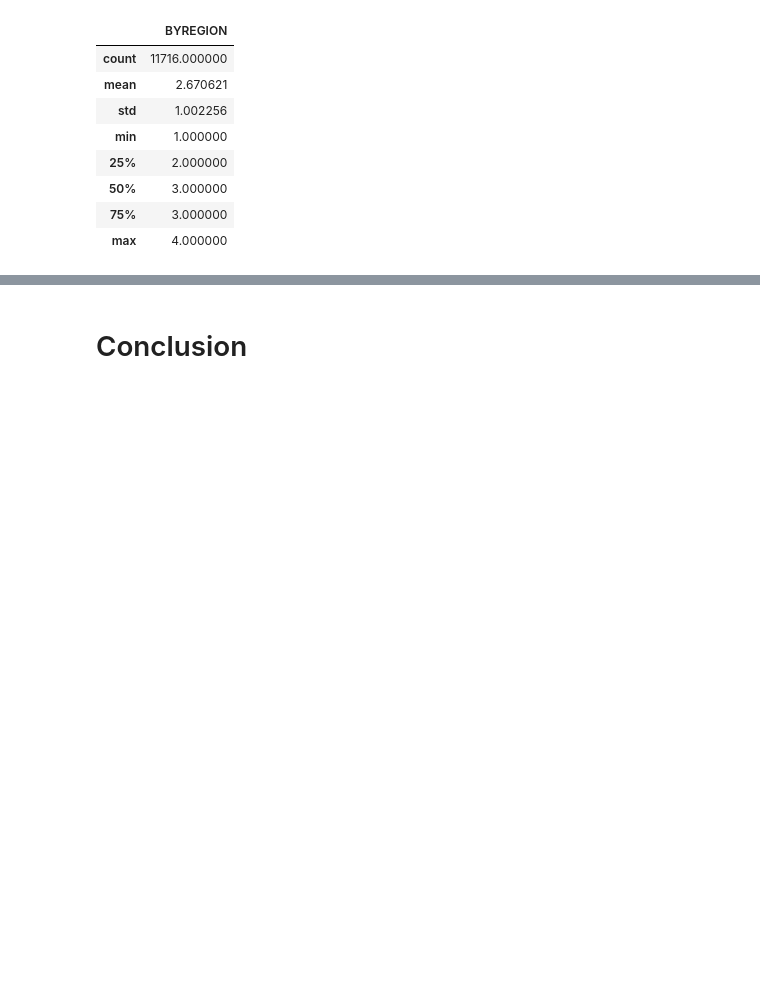
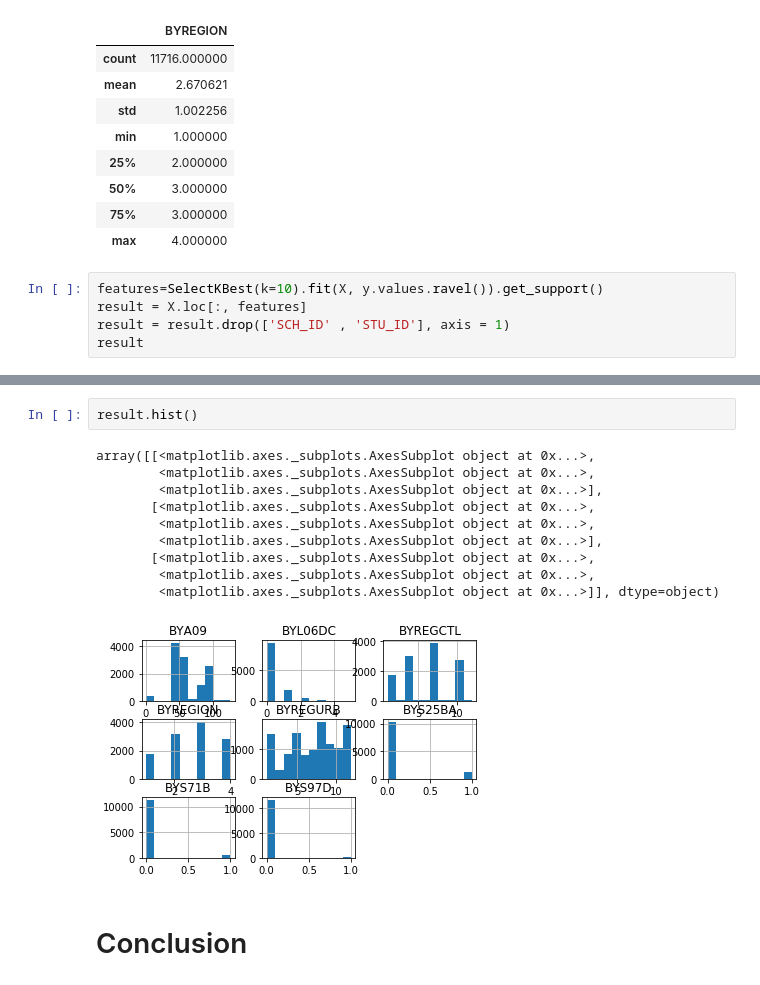
Before and after one commit to collinarnett/accenture-challenge-patriothacks-2018, a Jupyter notebook: accenturehack.ipynb, the cells around one changed output, grey strips where cells are left out. Saved outputs shown, nothing was run; the diff lists cells and outputs as text; blank space fills up the shorter version.

```diff
--- a/accenturehack.ipynb
+++ b/accenturehack.ipynb
@@ -269,3 +271,8 @@ result.describe()
 | 50% | 3.000000 |
 | 75% | 3.000000 |
 | max | 4.000000 |
+# %%
+features=SelectKBest(k=10).fit(X, y.values.ravel()).get_support()
+result = X.loc[:, features]
+result = result.drop(['SCH_ID' , 'STU_ID'], axis = 1)
+result
@@ -272,3 +298,16 @@ result.describe()
+# %%
+result.hist()
+# %% [output]
+array([[<matplotlib.axes._subplots.AxesSubplot object at 0x...>,
+        <matplotlib.axes._subplots.AxesSubplot object at 0x...>,
+        <matplotlib.axes._subplots.AxesSubplot object at 0x...>],
+       [<matplotlib.axes._subplots.AxesSubplot object at 0x...>,
+        <matplotlib.axes._subplots.AxesSubplot object at 0x...>,
+        <matplotlib.axes._subplots.AxesSubplot object at 0x...>],
+       [<matplotlib.axes._subplots.AxesSubplot object at 0x...>,
+        <matplotlib.axes._subplots.AxesSubplot object at 0x...>,
+        <matplotlib.axes._subplots.AxesSubplot object at 0x...>]], dtype=object)
+[figure, added]
 # %% [markdown]
 # Conclusion
 # %% [markdown]
```
Also changed, not shown: parts of 2 cells of this notebook.
